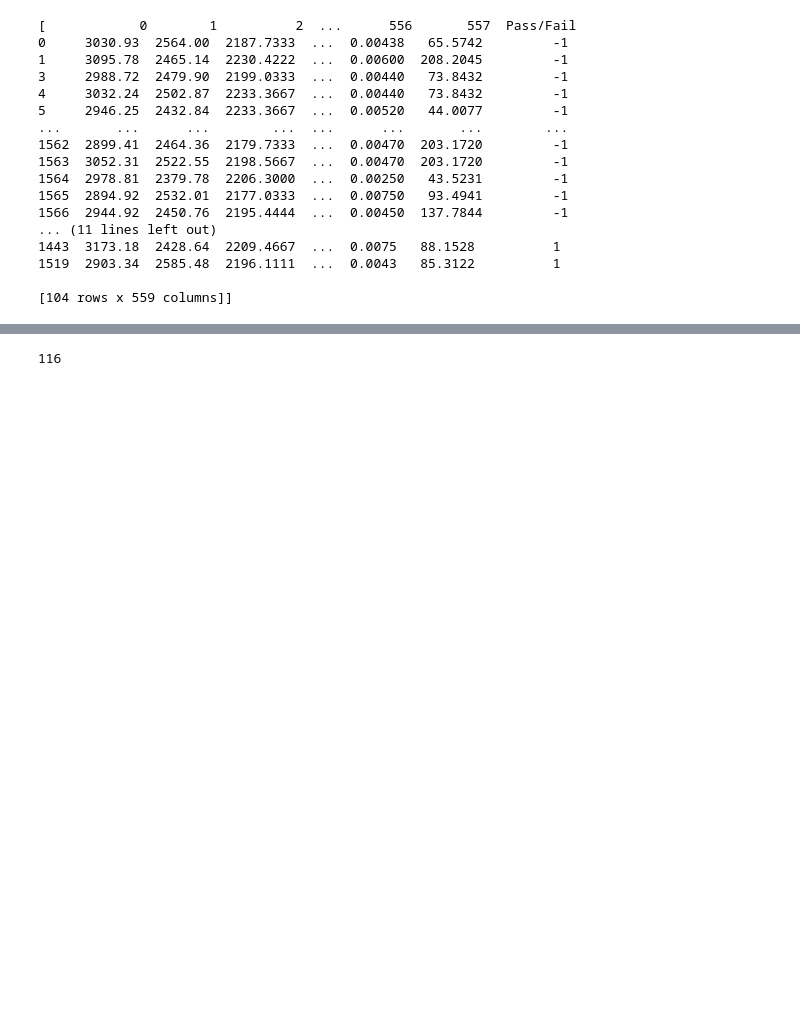
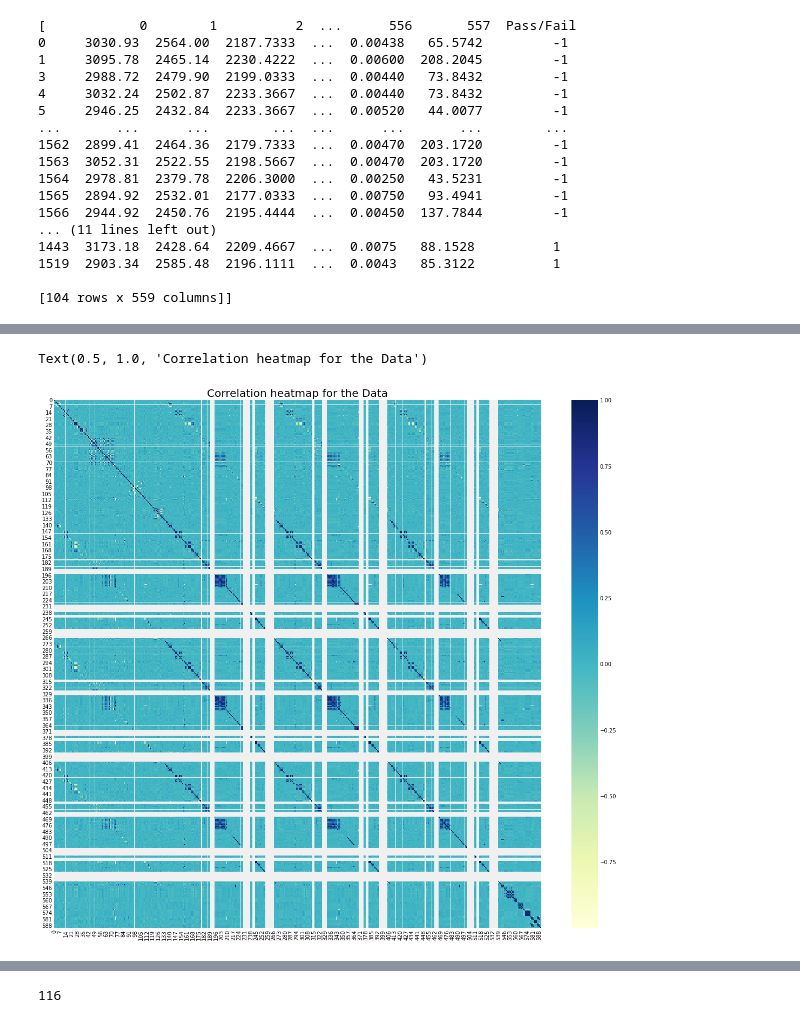
Before and after one commit to Syilun/Kaggle, a Jupyter notebook: Semi_hw01_sensors.ipynb, the cells around one changed output, grey strips where cells are left out. Cells and saved outputs as stored; diff of their text form; code cells hidden in the pictures; blank space fills up the shorter version.

```diff
--- a/Semi_hw01_sensors.ipynb
+++ b/Semi_hw01_sensors.ipynb
@@ -186,0 +189,7 @@ data['Pass/Fail'].value_counts().plot(kind="bar")
+# %%
+plt.rcParams['figure.figsize'] = (18, 18)
+sns.heatmap(data.corr(), cmap = "YlGnBu")
+plt.title('Correlation heatmap for the Data', fontsize = 20)
+# %% [output]
+Text(0.5, 1.0, 'Correlation heatmap for the Data')
+[figure, added]
```
Also changed, not shown: parts of 39 cells of this notebook.
